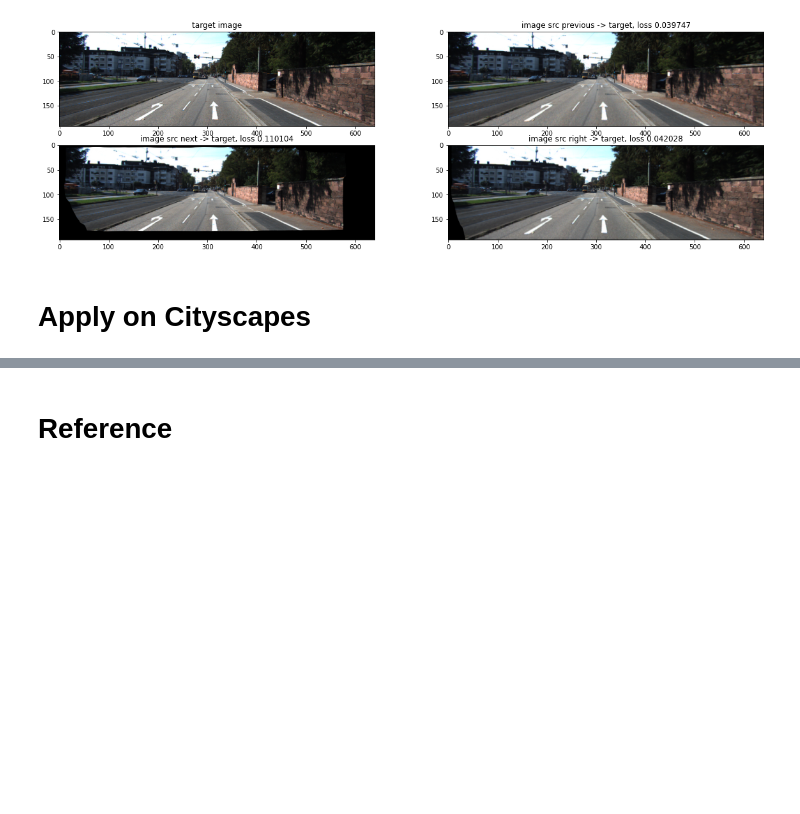
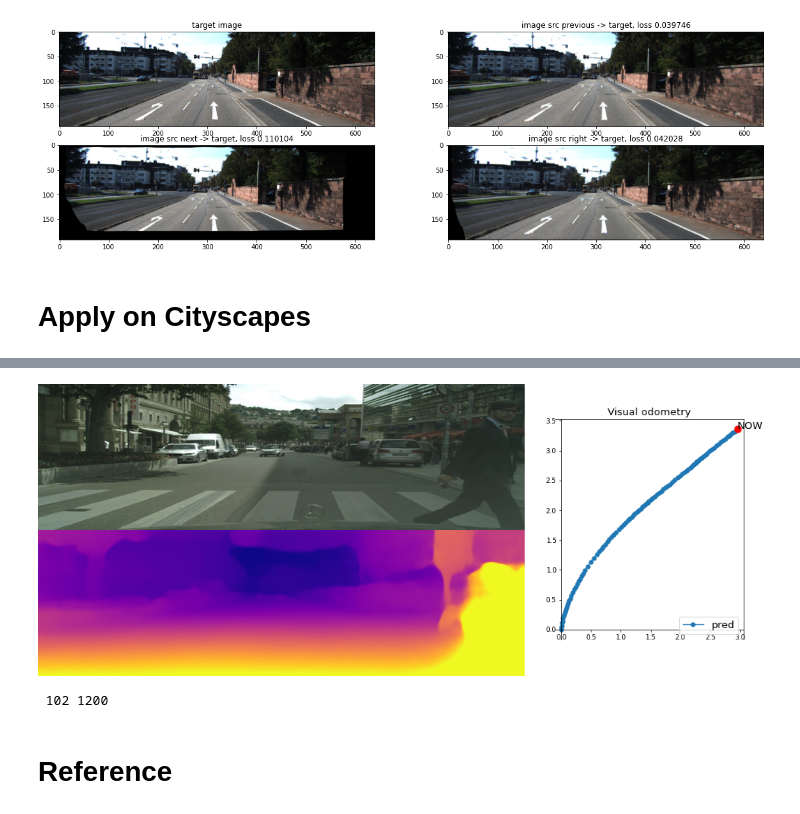
Before and after one commit to Willyzw/monodepth2, a Jupyter notebook: monodepth2_handson.ipynb, the cells around one changed output, grey strips where cells are left out. Drawn from its saved outputs; the diff is of its cells as text; code cells hidden in the pictures; blank space fills up the shorter version.

```diff
--- a/monodepth2_handson.ipynb
+++ b/monodepth2_handson.ipynb
@@ -233,3 +207,73 @@ KeyboardInterrupt: ignored
+# %%
+from PIL import Image
+from IPython.display import clear_output
+
+cap = cv2.VideoCapture("assets/stuttgart_02.mp4")
+total_frames = int(cap.get(cv2.CAP_PROP_FRAME_COUNT))
+
+i = 0
+prev = None
+prev_pose = np.eye(4)
+poses = [prev_pose[:,-1]]
+out = cv2.VideoWriter("stuttgart_02_pred.avi", cv2.VideoWriter_fourcc(*'XVID'), 10.0, (feed_width*2+320,feed_height))
+while True:
+    success, img = cap.read()
+    if not success or i > 100:
+        break
+    img = Image.fromarray(img[...,::-1])
+    img = img.resize((feed_width, feed_height), pil.LANCZOS)
+    img_torch = transforms.ToTensor()(img).unsqueeze(0).cuda()
+
+    disp_np = depth_inference([img_torch]).squeeze().cpu().numpy()
+    vmax = np.percentile(disp, 95)
+    buf = io.BytesIO()
+    plt.imsave(buf, disp_np, cmap='plasma', vmax=vmax)
+    buf.seek(0)
+    disp_ = np.array(pil.open(buf))[:,:,:3]
+    buf.close()
+
+    if prev is not None:
+        pose = pose_inference([prev, img_torch], True).cpu().numpy()
+        prev_pose = prev_pose.dot(pose[0])
+        poses += [prev_pose[:, -1]]
+
+    plt.figure(figsize=(5, 6))
+    plt.title("Visual odometry", fontsize=15)
+    ax = plt.gca()
+    ax.set_aspect('equal', adjustable='datalim')
+    ax.spines['left'].set_position('zero')
+    ax.spines['bottom'].set_position('zero')
+    pos_pred_ = np.array(poses)
+    print(pos_pred_.shape)
+    plt.plot(pos_pred_[:, 0], pos_pred_[:, 2], 'o-', label='pred')
+    plt.scatter(pos_pred_[-1, 0], pos_pred_[-1, 2], color='r', s=100, zorder=10)
+    plt.text(pos_pred_[-1, 0], pos_pred_[-1, 2], 'NOW', fontsize=15, zorder=20)
+    plt.legend(loc=4, fontsize=15)
+    buf = io.BytesIO()
+    plt.savefig(buf, dpi=64)
+    plt.close()
+    buf.seek(0)
+    vo = np.array(pil.open(buf))[:,:,:3]
+    buf.close()
+
+    combined = np.zeros((feed_height*2, feed_width+320, 3), dtype=np.uint8)
+    combined[:feed_height,:feed_width] = np.array(img)
+    combined[feed_height:,:feed_width] = disp_
+    combined[:,-320:] = vo
+    out.write(combined[:,:,::-1])
+
+    combined = Image.fromarray(combined)
+    clear_output(wait=True)
+    display(combined)
+
+    i += 1
+    print('\r', i+1, total_frames, end=' '*10)
+    prev = img_torch
+
+out.release()
+# %% [output]
+[figure, added]
+ 102 1200
 # %% [markdown]
 # Reference
 # %% [markdown]
```
Also changed, not shown: parts of 7 cells of this notebook.
